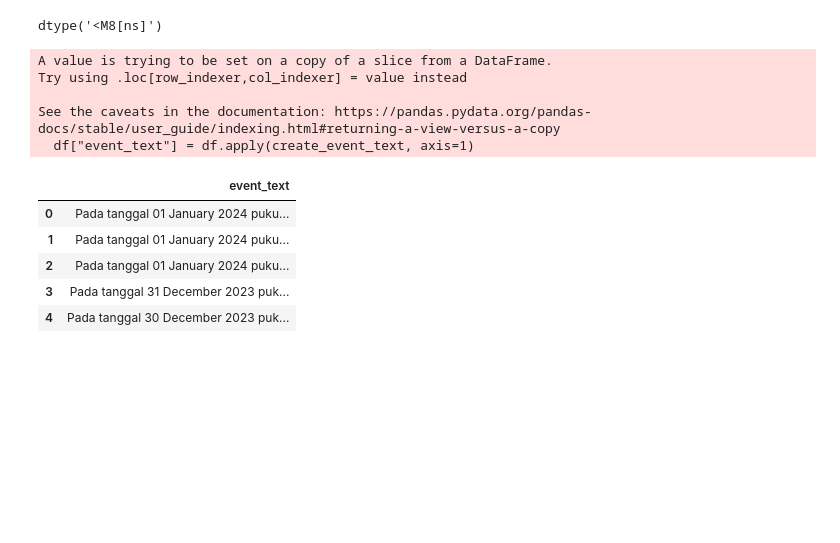
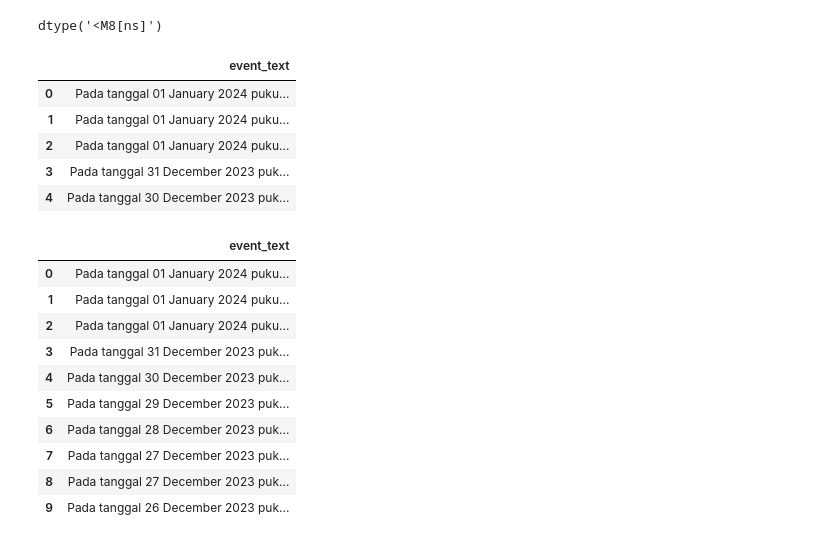
Before and after one commit to calystamoza/PA_Gempa, a Jupyter notebook: data-to-text.ipynb, the cells around one changed output. Drawn from its saved outputs; the diff is of its cells as text; code cells hidden in the pictures; blank space fills up the shorter version.

Commit message:
data to txt

```diff
--- a/data-to-text.ipynb
+++ b/data-to-text.ipynb
@@ -51,17 +51,26 @@ def create_event_text(row):
     return text
 # %%
 df["event_text"] = df.apply(create_event_text, axis=1)
-df[["event_text"]].head()
+df[["event_text"]].head(10)
 # %% [output]
-A value is trying to be set on a copy of a slice from a DataFrame.
-Try using .loc[row_indexer,col_indexer] = value instead
-
-See the caveats in the documentation: https://pandas.pydata.org/pandas-docs/stable/user_guide/indexing.html#returning-a-view-versus-a-copy
-  df["event_text"] = df.apply(create_event_text, axis=1)
 |  | event_text |
 | 0 | Pada tanggal 01 January 2024 puku... |
 | 1 | Pada tanggal 01 January 2024 puku... |
 | 2 | Pada tanggal 01 January 2024 puku... |
 | 3 | Pada tanggal 31 December 2023 puk... |
 | 4 | Pada tanggal 30 December 2023 puk... |
+# %%
+df[["event_text"]].head(10)
+# %% [output]
+|  | event_text |
+| 0 | Pada tanggal 01 January 2024 puku... |
+| 1 | Pada tanggal 01 January 2024 puku... |
+| 2 | Pada tanggal 01 January 2024 puku... |
+| 3 | Pada tanggal 31 December 2023 puk... |
+| 4 | Pada tanggal 30 December 2023 puk... |
+| 5 | Pada tanggal 29 December 2023 puk... |
+| 6 | Pada tanggal 28 December 2023 puk... |
+| 7 | Pada tanggal 27 December 2023 puk... |
+| 8 | Pada tanggal 27 December 2023 puk... |
+| 9 | Pada tanggal 26 December 2023 puk... |
 # %%
```
Also changed, not shown: parts of 3 cells of this notebook, 2 other files.
